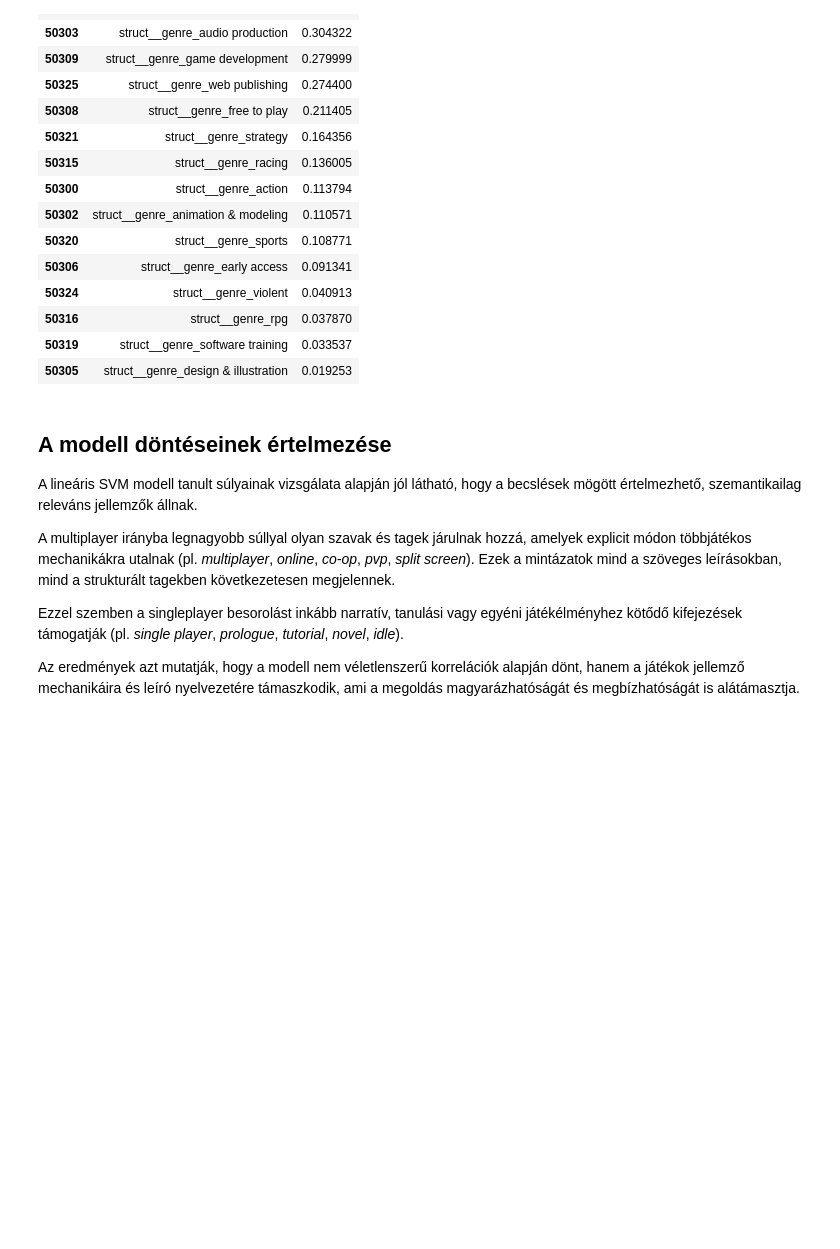
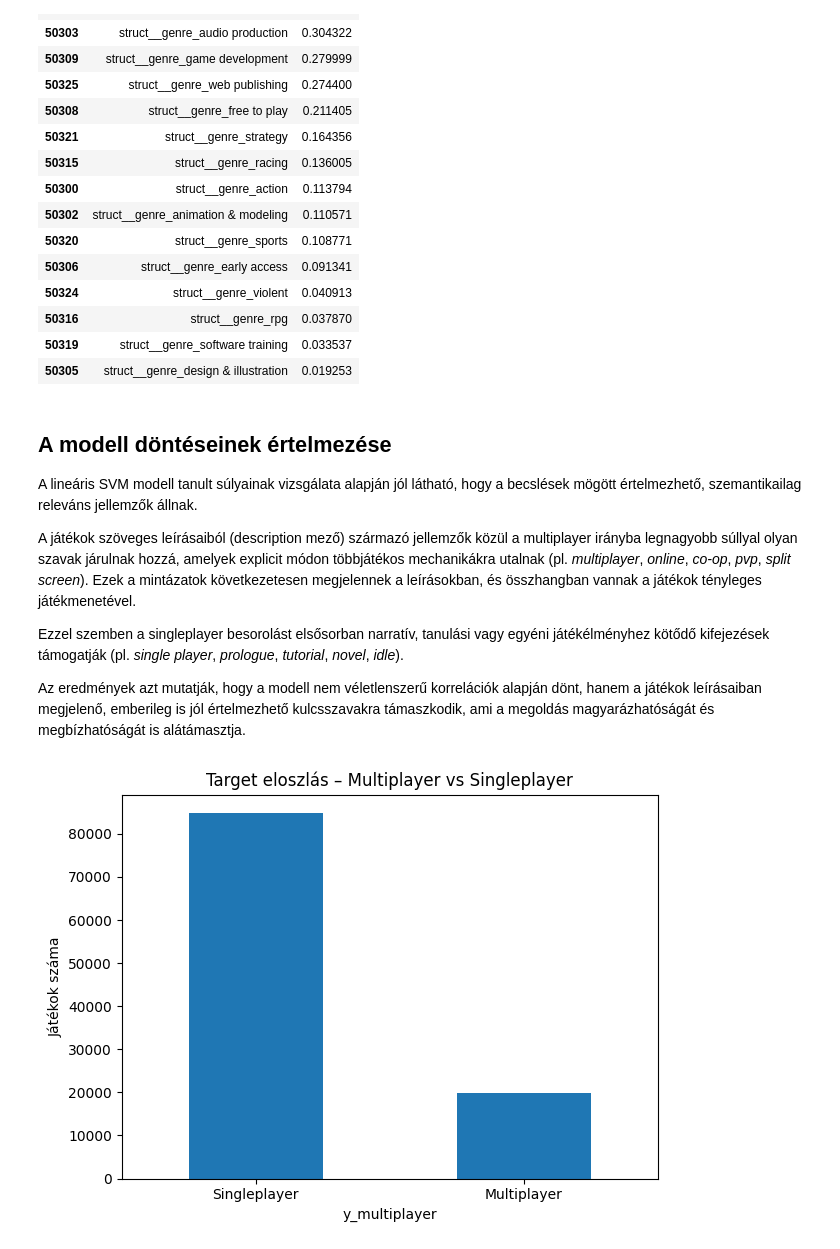
Before and after one commit to Ddavid111/videogame-data-analysis, a Jupyter notebook: notebooks/Classification/multiplayer_vs_singleplayer_classification.ipynb, the cells around one changed output. Cells and saved outputs as stored; diff of their text form; code cells hidden in the pictures; blank space fills up the shorter version.

```diff
--- a/notebooks/Classification/multiplayer_vs_singleplayer_classification.ipynb
+++ b/notebooks/Classification/multiplayer_vs_singleplayer_classification.ipynb
@@ -726,8 +757,20 @@ Top multiplayer GENRE-ek:
 
 A lineáris SVM modell tanult súlyainak vizsgálata alapján jól látható, hogy a becslések mögött értelmezhető, szemantikailag releváns jellemzők állnak.
 
-A multiplayer irányba legnagyobb súllyal olyan szavak és tagek járulnak hozzá, amelyek explicit módon többjátékos mechanikákra utalnak (pl. *multiplayer*, *online*, *co-op*, *pvp*, *split screen*). Ezek a mintázatok mind a szöveges leírásokban, mind a strukturált tagekben következetesen megjelennek.
+A játékok szöveges leírásaiból (description mező) származó jellemzők közül a multiplayer irányba legnagyobb súllyal olyan szavak járulnak hozzá, amelyek explicit módon többjátékos mechanikákra utalnak (pl. *multiplayer*, *online*, *co-op*, *pvp*, *split screen*). Ezek a mintázatok következetesen megjelennek a leírásokban, és összhangban vannak a játékok tényleges játékmenetével.
 
-Ezzel szemben a singleplayer besorolást inkább narratív, tanulási vagy egyéni játékélményhez kötődő kifejezések támogatják (pl. *single player*, *prologue*, *tutorial*, *novel*, *idle*).
+Ezzel szemben a singleplayer besorolást elsősorban narratív, tanulási vagy egyéni játékélményhez kötődő kifejezések támogatják (pl. *single player*, *prologue*, *tutorial*, *novel*, *idle*).
 
-Az eredmények azt mutatják, hogy a modell nem véletlenszerű korrelációk alapján dönt, hanem a játékok jellemző mechanikáira és leíró nyelvezetére támaszkodik, ami a megoldás magyarázhatóságát és megbízhatóságát is alátámasztja.
+Az eredmények azt mutatják, hogy a modell nem véletlenszerű korrelációk alapján dönt, hanem a játékok leírásaiban megjelenő, emberileg is jól értelmezhető kulcsszavakra támaszkodik, ami a megoldás magyarázhatóságát és megbízhatóságát is alátámasztja.
+# %%
+df_feat["y_multiplayer"].value_counts().plot(
+    kind="bar",
+    title="Target eloszlás – Multiplayer vs Singleplayer"
+)
+plt.xticks([0, 1], ["Singleplayer", "Multiplayer"], rotation=0)
+plt.ylabel("Játékok száma")
+plt.tight_layout()
+plt.savefig(f"{OUTPUT_DIR}/eda_target_distribution_multiplayer.png")
+plt.show()
+# %% [output]
+[figure, added]
```
Also changed, not shown: parts of 20 cells of this notebook, 37 other files.
